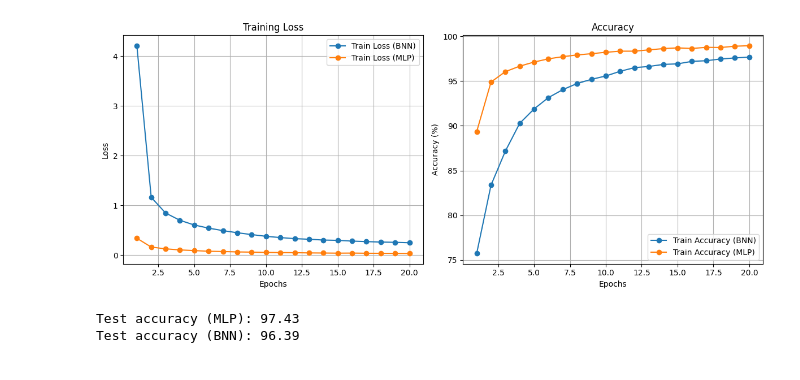
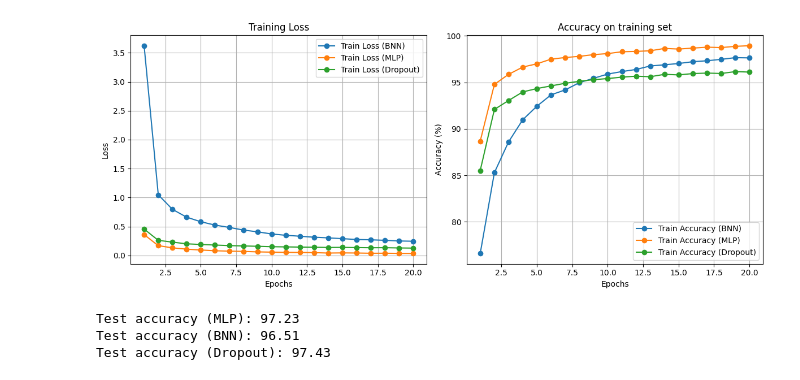
Before and after one commit to MoutetMaxime/bayesian-neural-network, a Jupyter notebook: mnist_experiment.ipynb, the cells around one changed output. Cells and saved outputs as stored; diff of their text form; code cells hidden in the pictures.

```diff
--- a/mnist_experiment.ipynb
+++ b/mnist_experiment.ipynb
@@ -11,7 +11,7 @@ hidden_dim = 128
 output_dim = 10
 batch_size = 32
 learning_rate = 0.001
-num_epochs = 20
+num_epochs = 30
 
 # Prétraitement des données
 transform = transforms.Compose([
@@ -28,18 +28,18 @@ test_loader = DataLoader(dataset=test_dataset, batch_size=batch_size, shuffle=Fa
 # %%
 # Définir le modèle MLP
 class MLP(nn.Module):
-    def __init__(self, input_dim, hidden_dim, output_dim):
+    def __init__(self, input_dim, hidden_dim, output_dim, dropout_rate=0.2):
         super(MLP, self).__init__()
         self.model = nn.Sequential(
             nn.Linear(input_dim, hidden_dim),
             nn.ReLU(),
-            # nn.Dropout(0.2),
+            nn.Dropout(dropout_rate),
             nn.Linear(hidden_dim, hidden_dim),
             nn.ReLU(),
-            # nn.Dropout(0.2),
+            nn.Dropout(dropout_rate),
             nn.Linear(hidden_dim, hidden_dim),
             nn.ReLU(),
-            # nn.Dropout(0.2),
+            nn.Dropout(dropout_rate),
             nn.Linear(hidden_dim, output_dim),
             nn.LogSoftmax(dim=1)  # Pour la classification multi-classes
         )
@@ -47,15 +47,15 @@ class MLP(nn.Module):
     def forward(self, x):
         return self.model(x)
 # %%
-model = MLP(input_dim, hidden_dim, output_dim)
+mlp = MLP(input_dim, hidden_dim, output_dim, dropout_rate=0)
 criterion = nn.NLLLoss()
-optimizer = optim.Adam(model.parameters(), lr=learning_rate)
+optimizer = optim.SGD(mlp.parameters(), lr=learning_rate)
 
 train_losses = []
 train_accuracies = []
 
 for epoch in range(num_epochs):
-    model.train()
+    mlp.train()
     running_loss = 0.0
     correct = 0
     total = 0
@@ -64,7 +64,7 @@ for epoch in range(num_epochs):
         images = images.view(images.size(0), -1)
 
         # Forward pass
-        outputs = model(images)
+        outputs = mlp(images)
         loss = criterion(outputs, labels)
 
         # Backward pass et mise à jour des poids
@@ -82,13 +82,13 @@ for epoch in range(num_epochs):
 
     print(f"Epoch [{epoch+1}/{num_epochs}], Loss: {running_loss / len(train_loader):.4f}")
 
-model.eval()
+mlp.eval()
 correct = 0
 total = 0
 with torch.no_grad():
     for images, labels in test_loader:
         images = images.view(images.size(0), -1)
-        outputs = model(images)
+        outputs = mlp(images)
         _, predicted = torch.max(outputs, 1)
         total += labels.size(0)
         correct += (predicted == labels).sum().item()
@@ -116,5 +183,6 @@ Test Accuracy: 97.43%
 # %%
 from BayesianNeuralNetwork import BayesianNN
+import torch.nn.functional as F
 
 hidden_dim = 128
 num_hidden_layers = 2
@@ -122,12 +190,15 @@ kl_weight = 1e-6
 
 model = BayesianNN(input_size=input_dim, output_size=output_dim, num_hidden_layers=num_hidden_layers, layer_width=hidden_dim)
 criterion = nn.NLLLoss()
-optimizer = optim.Adam(model.parameters(), lr=learning_rate)
+optimizer = optim.SGD(model.parameters(), lr=learning_rate)
 
 bay_train_losses = []
 bay_train_accuracies = []
 
-# Entraînement
+tracked_mu = [model.net[0].mu[0, 0].item()]
+tracked_sigma = [model.net[0].rho[0, 0].item()]
+
+
 for epoch in range(num_epochs):
     model.train()
     running_loss = 0.0
@@ -142,7 +213,7 @@ for epoch in range(num_epochs):
 
         # Ajouter la perte KL
         kl_loss = model.compute_total_kl_loss()
-        total_loss = loss + kl_weight * kl_loss
+        total_loss = loss +  kl_weight * kl_loss
 
         # Backward pass et mise à jour des poids
         optimizer.zero_grad()
@@ -153,6 +224,10 @@ for epoch in range(num_epochs):
         _, predicted = torch.max(outputs, 1)
         total += labels.size(0)
         correct += (predicted == labels).sum().item()
+
+    first_layer = model.net[0]  # Première couche (BayesianLayer)
+    tracked_mu.append(first_layer.mu[0, 0].item())
+    tracked_sigma.append(F.softplus(first_layer.rho[0, 0]).item())
 
     bay_train_losses.append(running_loss / len(train_loader))
     bay_train_accuracies.append(100 * correct / total)
@@ -194,33 +257,37 @@ Test Accuracy: 96.39%
 # %%
 import matplotlib.pyplot as plt
 
 plt.figure(figsize=(12, 5))
 
 # Courbe de la perte
 plt.subplot(1, 2, 1)
 plt.plot(range(1, num_epochs + 1), bay_train_losses, label='Train Loss (BNN)', marker='o')
 plt.plot(range(1, num_epochs + 1), train_losses, label='Train Loss (MLP)', marker="o")
+plt.plot(range(1, num_epochs + 1), do_train_losses, label="Train Loss (Dropout)", marker="o")
 plt.xlabel('Epochs')
 plt.ylabel('Loss')
 plt.title('Training Loss')
 plt.legend()
 plt.grid()
 
 # Courbe de l'accuracy
 plt.subplot(1, 2, 2)
 plt.plot(range(1, num_epochs + 1), bay_train_accuracies, label='Train Accuracy (BNN)', marker='o')
 plt.plot(range(1, num_epochs + 1), train_accuracies, label="Train Accuracy (MLP)", marker="o")
+plt.plot(range(1, num_epochs + 1), do_train_accuracies, label="Train Accuracy (Dropout)", marker="o")
 plt.xlabel('Epochs')
 plt.ylabel('Accuracy (%)')
-plt.title('Accuracy')
+plt.title('Accuracy on training set')
 plt.legend()
 plt.grid()
 
 plt.tight_layout()
 plt.show()
 print("Test accuracy (MLP):", test_accuracy)
 print("Test accuracy (BNN):", bay_test_accuracy)
+print("Test accuracy (Dropout):", do_test_accuracy)
 # %% [output]
-[figure, old version]
+[figure, new version]
-Test accuracy (MLP): 97.43
-Test accuracy (BNN): 96.39
+Test accuracy (MLP): 97.23
+Test accuracy (BNN): 96.51
+Test accuracy (Dropout): 97.43
```
Also changed, not shown: parts of 7 cells of this notebook, 2 other files.
